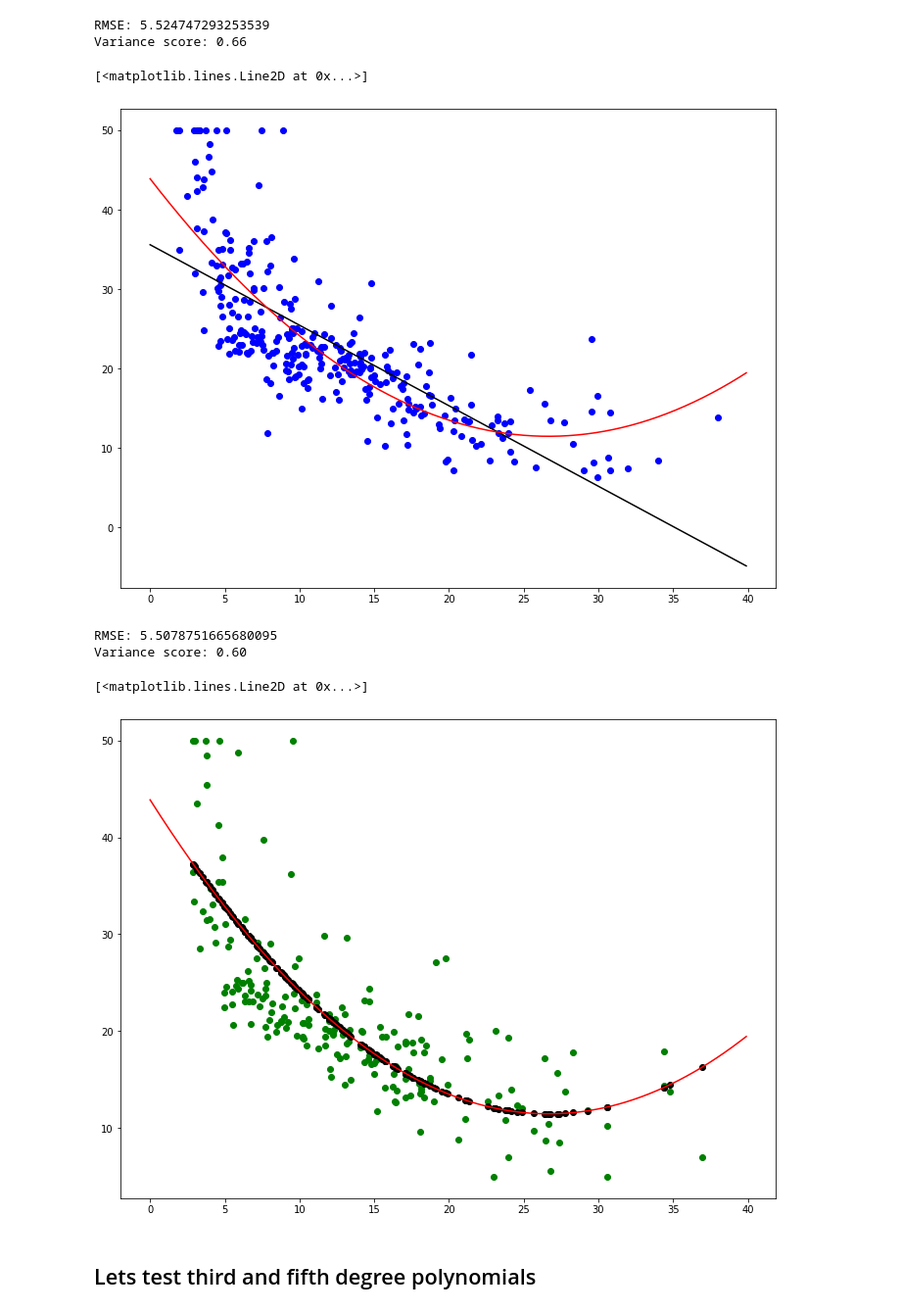
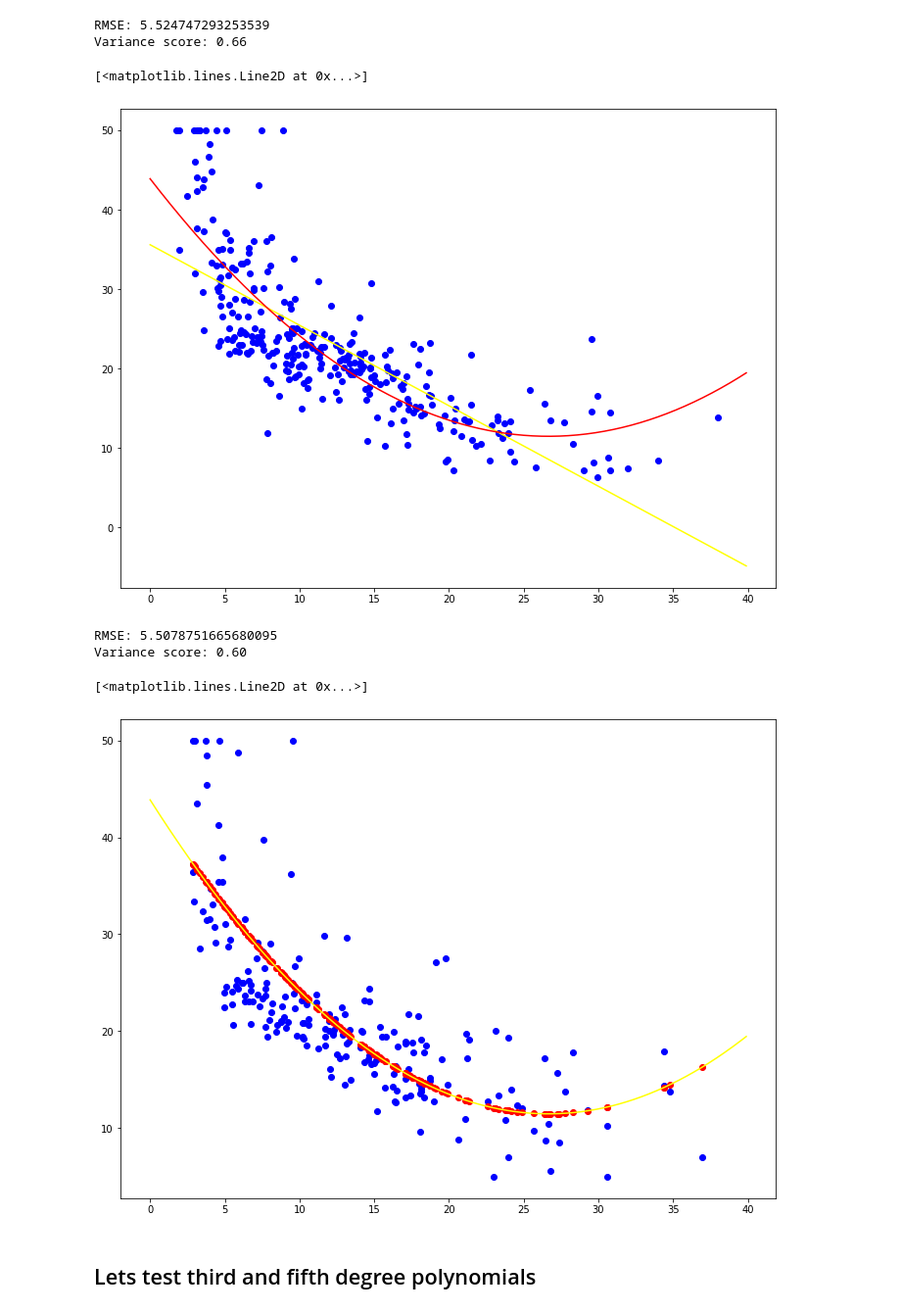
Before and after one commit to JPMagalhaesCESAR/ml-cesar-school-examples, a Jupyter notebook: Boston-Housing-Linear_Reg-SKLearn.ipynb, the cells around one changed output. Shown at 98% size. Cells and saved outputs as stored; diff of their text form; code cells hidden in the pictures.

```diff
--- a/Boston-Housing-Linear_Reg-SKLearn.ipynb
+++ b/Boston-Housing-Linear_Reg-SKLearn.ipynb
@@ -290,11 +311,11 @@ f_x2 = model2.intercept_[0] + model2.coef_[0][1] * x_axis + model2.coef_[0][2] *
 
 plt.figure(figsize=(12, 9))
 plt.scatter(X_train, y_train,  color='blue')
-plt.plot(x_axis, f_x,  color='black')
+plt.plot(x_axis, f_x,  color='yellow')
 plt.plot(x_axis, f_x2,  color='red')
 # %% [output]
 [<matplotlib.lines.Line2D at 0x...>]
-[figure, old version]
+[figure, new version]
 # %%
 y_pred2 = model2.predict(X_test2)
 
@@ -305,12 +326,12 @@ RMSE: 5.5078751665680095
 Variance score: 0.60
 # %%
 plt.figure(figsize=(12, 9))
-plt.scatter(X_test, y_test,  color='green')
-plt.scatter(X_test, y_pred2,  color='black')
-plt.plot(x_axis, f_x2,  color='red')
+plt.scatter(X_test, y_test,  color='blue')
+plt.scatter(X_test, y_pred2,  color='red')
+plt.plot(x_axis, f_x2,  color='yellow')
 # %% [output]
 [<matplotlib.lines.Line2D at 0x...>]
-[figure, old version]
+[figure, new version]
 # %% [markdown]
 ## Lets test third and fifth degree polynomials
 # %%
```
Also changed, not shown: parts of 6 cells of this notebook.
